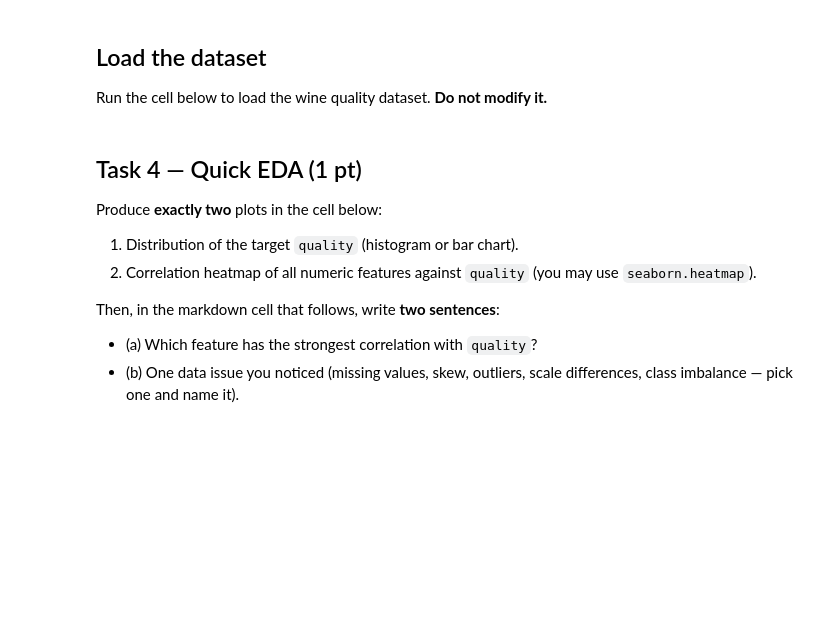
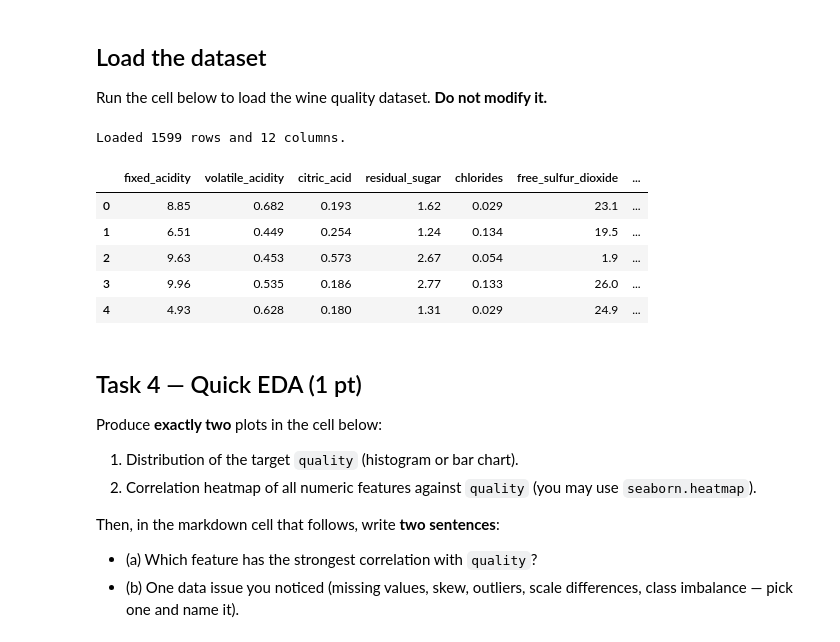
Before and after one commit to jokker5502/Machine-Learning-6-SIN-A-Mar-Jul-2026, a Jupyter notebook: notebooks/exam.ipynb, the cells around one changed output. Drawn from its saved outputs; the diff is of its cells as text; code cells hidden in the pictures; blank space fills up the shorter version.

```diff
--- a/notebooks/exam.ipynb
+++ b/notebooks/exam.ipynb
@@ -99,9 +110,17 @@ print(f"target_value = {target_value}")
 Run the cell below to load the wine quality dataset. **Do not modify it.**
 # %%
 import pandas as pd
-df = pd.read_csv("../data/wine_quality.csv")
+df = pd.read_csv("/workspaces/Machine-Learning-6-SIN-A-Mar-Jul-2026/data/wine_quality.csv")
 print(f"Loaded {df.shape[0]} rows and {df.shape[1]} columns.")
 df.head()
+# %% [output]
+Loaded 1599 rows and 12 columns.
+|  | fixed_acidity | volatile_acidity | citric_acid | residual_sugar | chlorides | free_sulfur_dioxide | ... |
+| 0 | 8.85 | 0.682 | 0.193 | 1.62 | 0.029 | 23.1 | ... |
+| 1 | 6.51 | 0.449 | 0.254 | 1.24 | 0.134 | 19.5 | ... |
+| 2 | 9.63 | 0.453 | 0.573 | 2.67 | 0.054 | 1.9 | ... |
+| 3 | 9.96 | 0.535 | 0.186 | 2.77 | 0.133 | 26.0 | ... |
+| 4 | 4.93 | 0.628 | 0.180 | 1.31 | 0.029 | 24.9 | ... |
 # %% [markdown]
 ## Task 4 — Quick EDA (1 pt)
 
```
Also changed, not shown: parts of 3 cells of this notebook.
